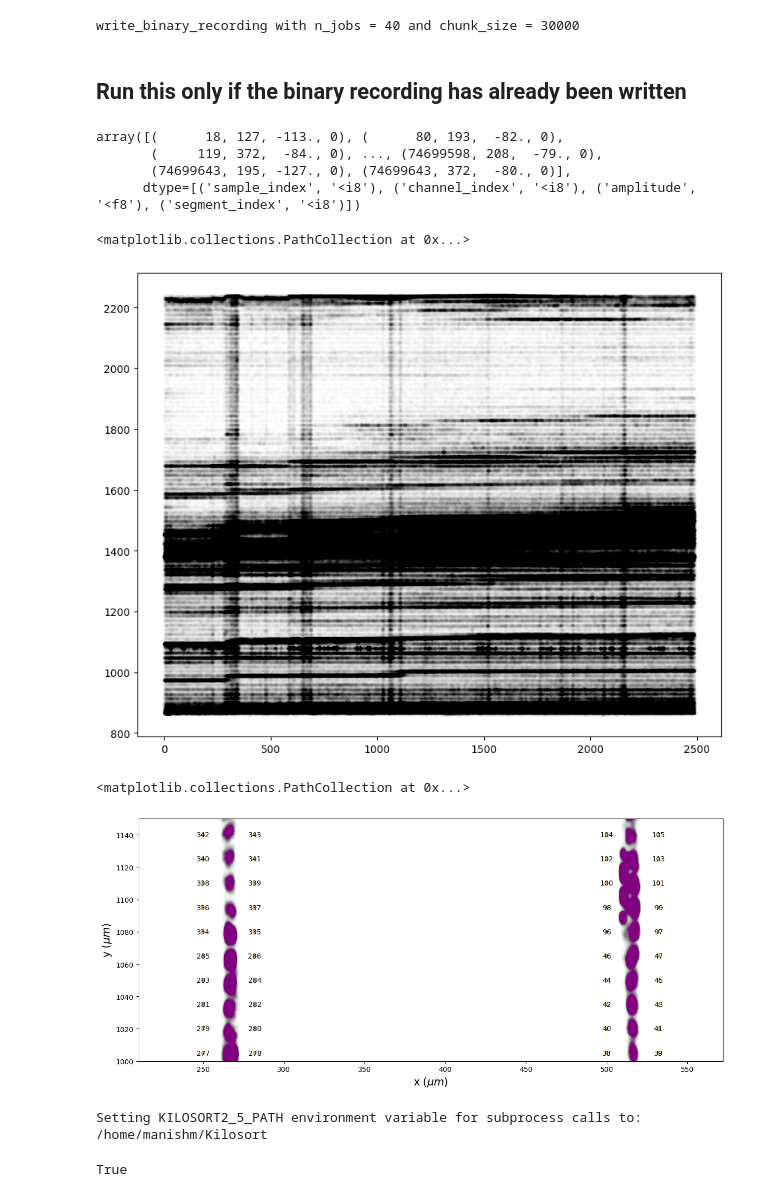
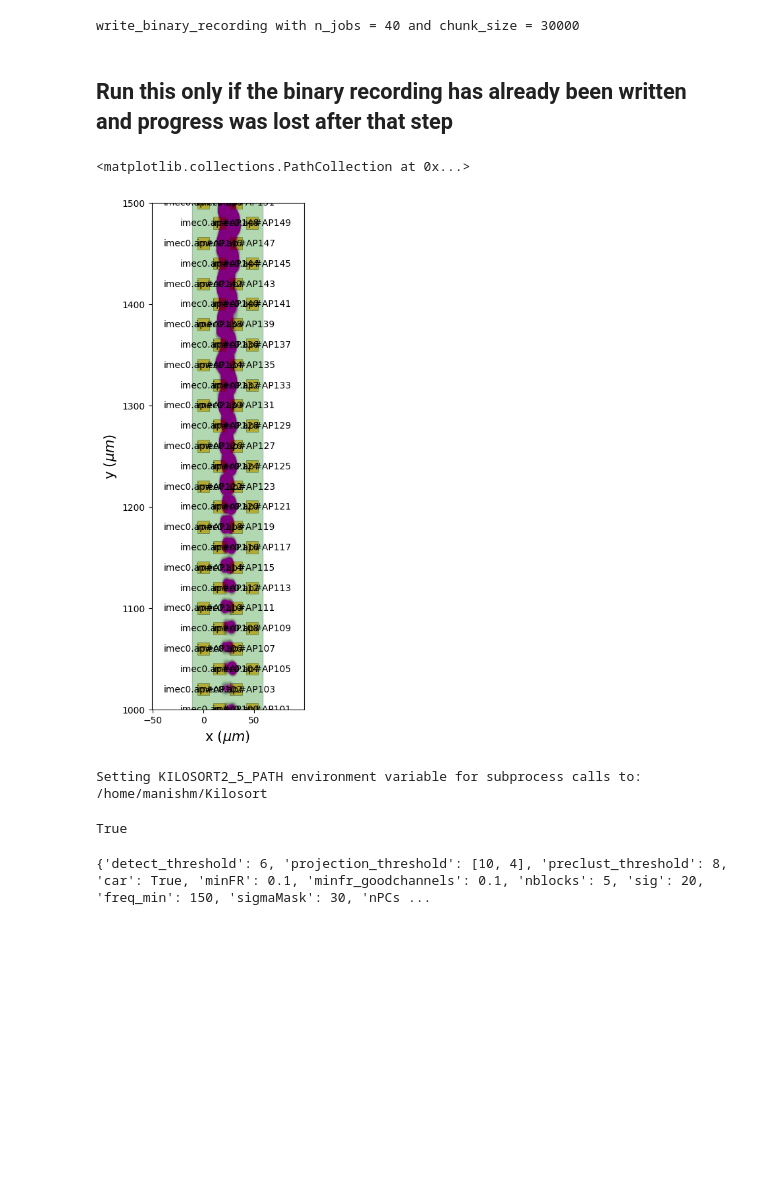
Before and after one commit to cowenowner/mbl_mouse_2024, a Jupyter notebook: student_and_instructor_code/manish/python_stuff/playWithNPX2_Linux.ipynb, the cells around one changed output. Saved outputs shown, nothing was run; the diff lists cells and outputs as text; code cells hidden in the pictures; blank space fills up the shorter version.

Commit message:
Refining spikeinterface workflow

```diff
--- a/student_and_instructor_code/manish/python_stuff/playWithNPX2_Linux.ipynb
+++ b/student_and_instructor_code/manish/python_stuff/playWithNPX2_Linux.ipynb
@@ -28,3 +21,8 @@ ttls = si.read_spikeglx(npx2_path, stream_name='nidq')
+# %%
+raw_rec = si.read_spikeglx('/home/manishm/RR2_NPX/sub-M388/M388-2023-11-20_2_g0/M388-2023-11-20_2_g0_imec0', \
+                           stream_name='imec0.ap')
+# non_neuronal = si.read_spikeglx(npx_path, stream_name='nidq', all_annotations=True)
+# Turns out only the the analog streams are read from thhe .nidq file, and not the digital events.
 # %%
 rec1 = si.highpass_filter(raw_rec, freq_min=400.)
 bad_channel_ids, channel_labels = si.detect_bad_channels(rec1)
@@ -67,0 +51,4 @@ False
+# %%
+#Remove bad channels after crosschecking with SpikeGLX viewer
+rec1 = rec1.remove_channels(bad_channel_ids)
+np.shape(rec1.get_channel_locations())
@@ -74,40 +69,40 @@ False
 # %% [output]
 write_binary_recording with n_jobs = 40 and chunk_size = 30000
 # %% [markdown]
-## **Run this only if the binary recording has already been written**
+## **Run this only if the binary recording has already been written and progress was lost after that step**
 # %%
-rec = si.BinaryRecordingExtractor('/ks2_temp/preprocess/traces_cached_seg0.raw', 30000, 'int16', 382)
+# Number of good channels
+gc = 363;
+rec = si.BinaryRecordingExtractor('/ks2_t/preprocess/traces_cached_seg0.raw', 30000, 'int16', gc)
 # Hacky Steps because Binary recordings does not contain the following properties
-rec.set_channel_locations(rec4.get_channel_locations())
-rec.set_probe(rec4.get_probe())
-rec.set_property('contact_vector', rec4.get_property('contact_vector'))
+rec.set_channel_locations(rec1.get_channel_locations())
+rec.set_probe(rec1.get_probe())
+rec.set_property('contact_vector', rec1.get_property('contact_vector'))
+rec.annotate(is_filtered=True)
-# %%
-from spikeinterface.sortingcomponents.peak_detection import detect_peaks
-job_kwargs = dict(n_jobs=40, chunk_duration='1s', progress_bar=True)
-peaks = detect_peaks(rec,  method='locally_exclusive', noise_levels=noise_levels_int16,detect_threshold=5, **job_kwargs)
-peaks
-# %% [output]
-array([(      18, 127, -113., 0), (      80, 193,  -82., 0),
-       (     119, 372,  -84., 0), ..., (74699598, 208,  -79., 0),
-       (74699643, 195, -127., 0), (74699643, 372,  -80., 0)],
-      dtype=[('sample_index', '<i8'), ('channel_index', '<i8'), ('amplitude', '<f8'), ('segment_index', '<i8')])
 # %%
-# check for drifts
-fs = rec.sampling_frequency
+# check manually for drifts (Straight lines are good, slanting lines indeicate drift)
+rec2 = si.common_reference(rec1, operator="median", reference="global")
+from spikeinterface.sortingcomponents.peak_detection import detect_peaks
+
+job_kwargs = dict(n_jobs=40, chunk_duration='1s', progress_bar=True)
+peaks = detect_peaks(rec2,  method='locally_exclusive',
+                     detect_threshold=5, **job_kwargs)
+from spikeinterface.sortingcomponents.peak_localization import localize_peaks
+
+peak_locations = localize_peaks(rec2, peaks, method='center_of_mass', **job_kwargs)
+
+fs = rec2.sampling_frequency
 fig, ax = plt.subplots(figsize=(10, 8))
-ax.scatter(peaks['sample_index'] / fs, peak_locations['y'], color='k', marker='.',  alpha=0.002)
+ax.scatter(peaks['sample_index'] / fs, peak_locations['y'], color='k', marker='.', alpha=0.002)
-# %% [output]
-<matplotlib.collections.PathCollection at 0x...>
-[figure, removed]
 # %%
 fig, ax = plt.subplots(figsize=(15, 10))
 si.plot_probe_map(rec, ax=ax, with_channel_ids=True)
-ax.set_ylim(1000, 1150)
+ax.set_ylim(1000, 1500)
 
 ax.scatter(peak_locations['x'], peak_locations['y'], color='purple', alpha=0.002)
 # %% [output]
 <matplotlib.collections.PathCollection at 0x...>
-[figure, old version]
+[figure, new version]
 # %%
 ks2_path = '/home/manishm/Kilosort'
 si.Kilosort2_5Sorter.set_kilosort2_5_path(ks2_path)
@@ -117,3 +112,6 @@ Setting KILOSORT2_5_PATH environment variable for subprocess calls to: /home/man
 True
 # %%
 ks2_5_params = si.get_default_sorter_params('kilosort2_5')
+print(ks2_5_params)
+# %% [output]
+{'detect_threshold': 6, 'projection_threshold': [10, 4], 'preclust_threshold': 8, 'car': True, 'minFR': 0.1, 'minfr_goodchannels': 0.1, 'nblocks': 5, 'sig': 20, 'freq_min': 150, 'sigmaMask': 30, 'nPCs ...
```
Also changed, not shown: parts of 43 cells of this notebook, 2 other files.
